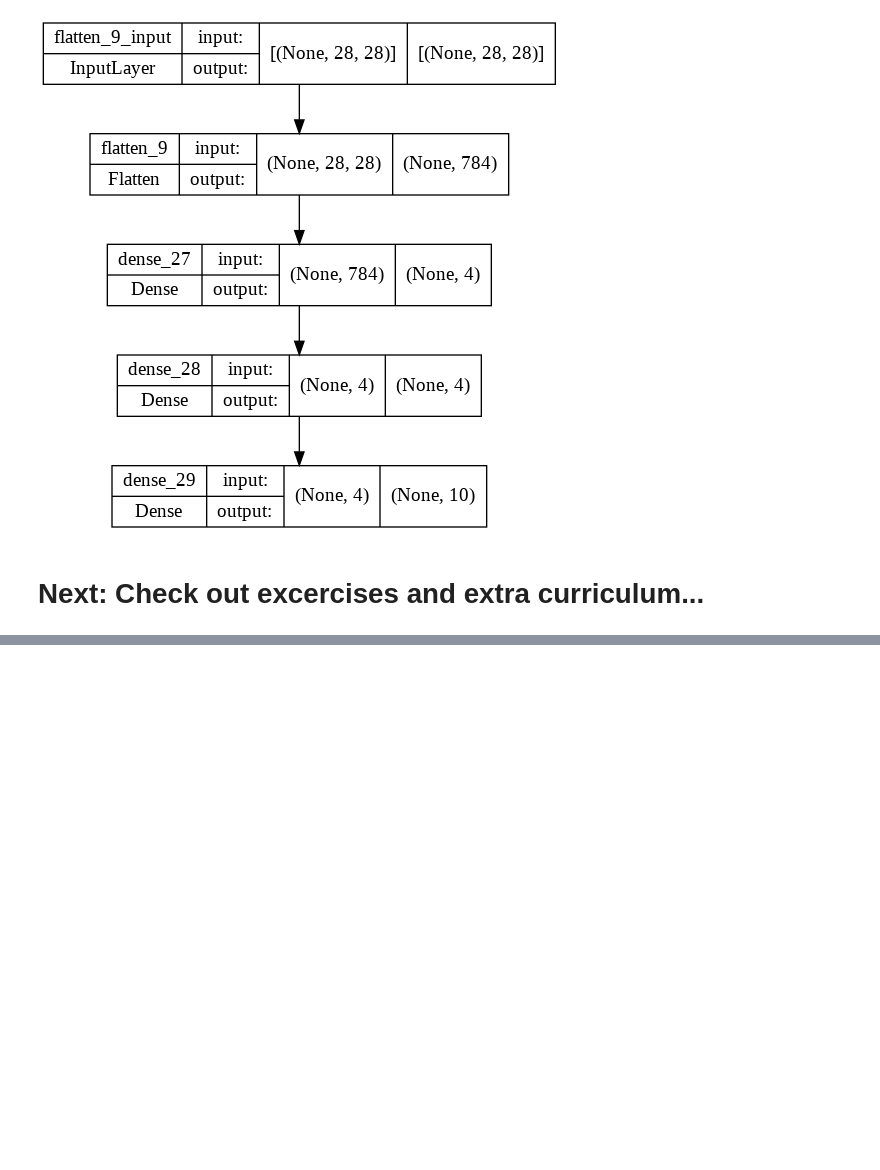
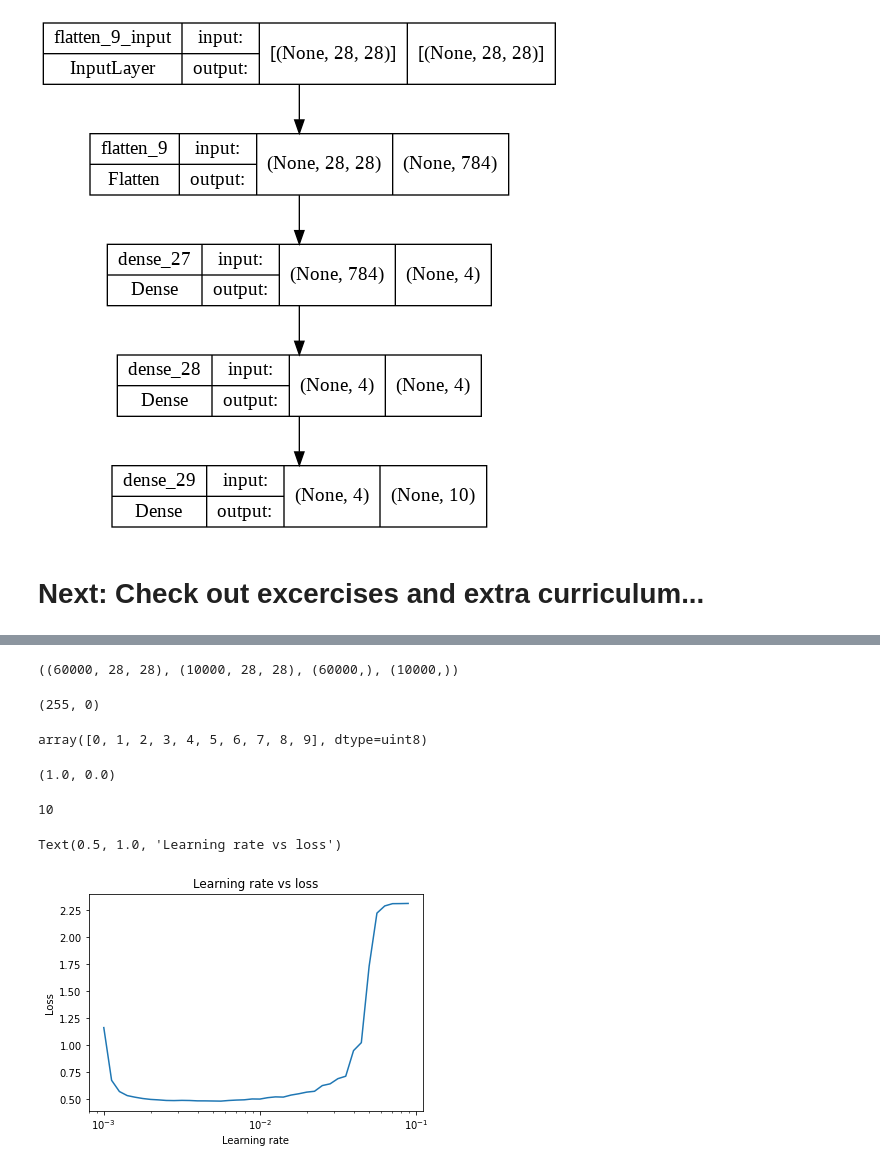
Before and after one commit to sonpn82/Tensor-flow-Developer-Certification-Exam, a Jupyter notebook: 02_neural_network_classification_with_tensorflow_video.ipynb, the cells around one changed output, grey strips where cells are left out. Cells and saved outputs as stored; diff of their text form; code cells hidden in the pictures; blank space fills up the shorter version.

```diff
--- a/02_neural_network_classification_with_tensorflow_video.ipynb
+++ b/02_neural_network_classification_with_tensorflow_video.ipynb
@@ -1540,0 +1682,5 @@ plot_model(model_14, show_shapes=True)
+# %%
+import tensorflow as tf
+from tensorflow.keras.datasets import fashion_mnist
+
+(train_data, train_labels), (test_data, test_labels) = fashion_mnist.load_data()
@@ -1540,0 +1699,75 @@ plot_model(model_14, show_shapes=True)
+# %%
+# Check the shape
+train_data.shape, test_data.shape, train_labels.shape, test_labels.shape
+# %% [output]
+((60000, 28, 28), (10000, 28, 28), (60000,), (10000,))
+# %%
+# get max min of input and label
+train_data.max(), train_data.min()
+# %% [output]
+(255, 0)
+# %%
+# List of labels value
+import numpy as np
+label_val, label_no = tf.unique(train_labels)
+np.sort(label_val.numpy())
+# %% [output]
+array([0, 1, 2, 3, 4, 5, 6, 7, 8, 9], dtype=uint8)
+# %%
+# Data normalization
+train_data_norm = train_data / 255.
+test_data_norm = test_data / 255.
+
+train_data_norm.max(), train_data_norm.min()
+# %% [output]
+(1.0, 0.0)
+# %%
+# Create a small list so we can index onto our training labels so they're human-readable
+class_names = ["T-shirt/top", "Trouser", "Pullover", "Dress", "Coat", "Sandal", "Shirt", "Sneaker", "Bag", "Ankle boot"]
+
+len(class_names)
+# %% [output]
+10
+# %%
+# Find the ideal learning rate
+
+# Set random
+tf.random.set_seed = 24
+
+# Create the model
+model_17 = tf.keras.Sequential([
+  tf.keras.layers.Flatten(input_shape=(28, 28)),
+  tf.keras.layers.Dense(6, activation="relu"),
+  tf.keras.layers.Dense(6, activation="relu"),
+  tf.keras.layers.Dense(6, activation="relu"),
+  tf.keras.layers.Dense(10, activation="softmax")
+])
+
+# Compile the model
+model_17.compile(loss=tf.keras.losses.SparseCategoricalCrossentropy(),
+                 optimizer=tf.keras.optimizers.Adam(),
+                 metrics=["accuracy"])
+
+# Create a learning rate callback
+lr_scheduler = tf.keras.callbacks.LearningRateScheduler(lambda epoch: 1e-3 * 10 ** (epoch/20.))
+
+# Fit the model
+find_lr_history = model_17.fit(train_data_norm,
+                               train_labels,
+                               epochs=40,
+                               validation_data=(test_data_norm, test_labels),
+                               callbacks=[lr_scheduler],
+                               verbose=0)
+# %%
+# Plot the learning rate
+import numpy as np
+import matplotlib.pyplot as plt
+
+lrs = 1e-3 * 10 ** (np.arange(40)/20)
+plt.semilogx(lrs, find_lr_history.history["loss"])
+plt.xlabel("Learning rate")
+plt.ylabel("Loss")
+plt.title("Learning rate vs loss")
+# %% [output]
+Text(0.5, 1.0, 'Learning rate vs loss')
+[figure, added]
```
Also changed, not shown: parts of 23 cells of this notebook.
